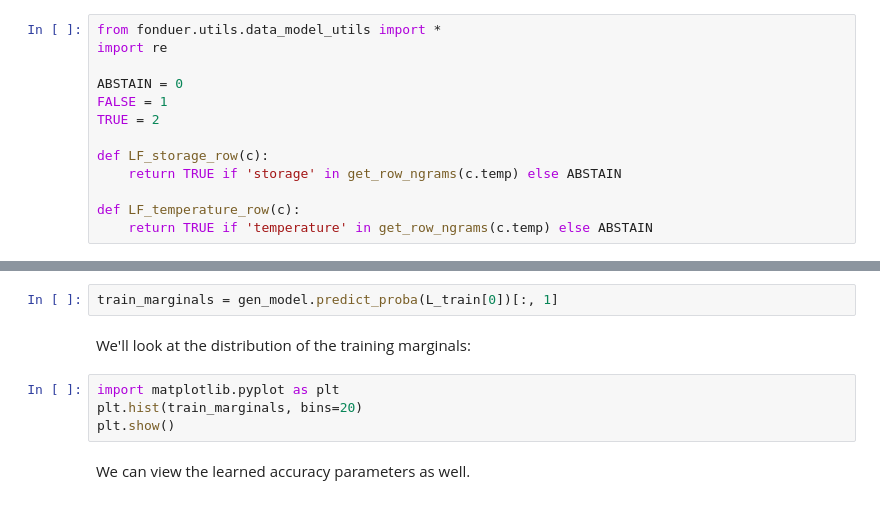
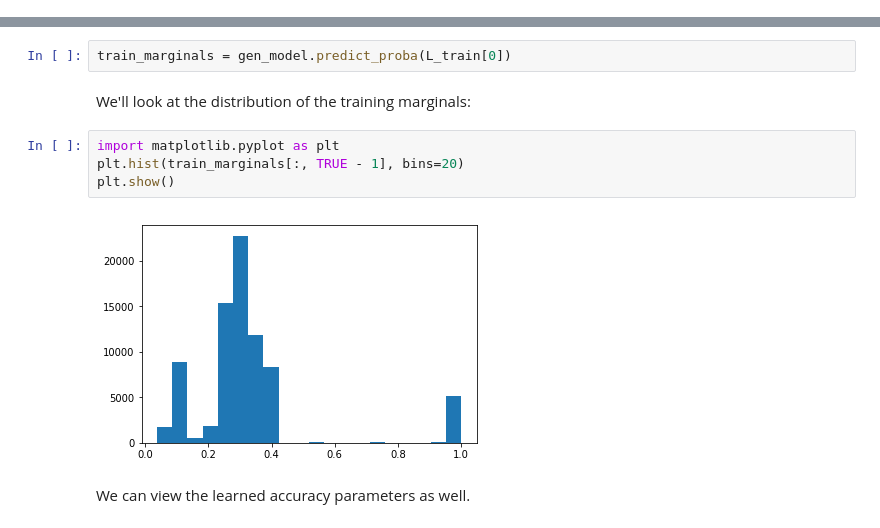
Before and after one commit to lukehsiao/tecs-hardware-kbc, a Jupyter notebook: transistors/transistors.ipynb, the cells around one changed output, grey strips where cells are left out. Saved outputs shown, nothing was run; the diff lists cells and outputs as text.

```diff
--- a/transistors/transistors.ipynb
+++ b/transistors/transistors.ipynb
@@ -333,13 +298,0 @@ function. Similarly, the word "temperature" is an obvious positive signal.
-# %%
-from fonduer.utils.data_model_utils import *
-import re
-
-ABSTAIN = 0
-FALSE = 1
-TRUE = 2
-
-def LF_storage_row(c):
-    return TRUE if 'storage' in get_row_ngrams(c.temp) else ABSTAIN
-
-def LF_temperature_row(c):
-    return TRUE if 'temperature' in get_row_ngrams(c.temp) else ABSTAIN
@@ -409,13 +345,15 @@ gen_model = LabelModel(k=2)
 # %% [markdown]
 We now apply the generative model to the training candidates to get the noise-aware training label set. We'll refer to these as the training marginals:
 # %%
-train_marginals = gen_model.predict_proba(L_train[0])[:, 1]
+train_marginals = gen_model.predict_proba(L_train[0])
 # %% [markdown]
 We'll look at the distribution of the training marginals:
 # %%
 import matplotlib.pyplot as plt
-plt.hist(train_marginals, bins=20)
+plt.hist(train_marginals[:, TRUE - 1], bins=20)
 plt.show()
+# %% [output]
+[figure, added]
 # %% [markdown]
 We can view the learned accuracy parameters as well.
 # %%
```
Also changed, not shown: parts of 64 cells of this notebook, 6 other files.
